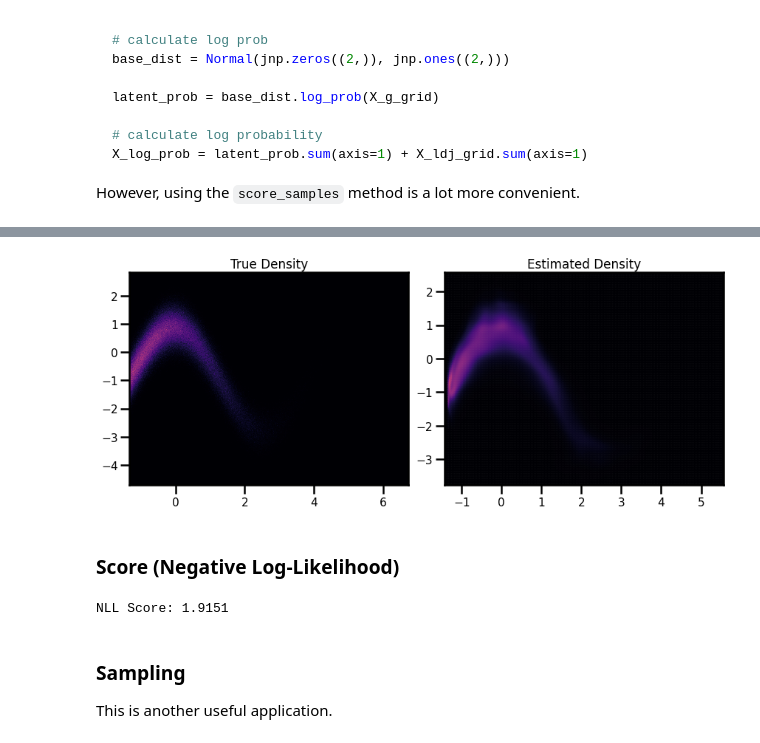
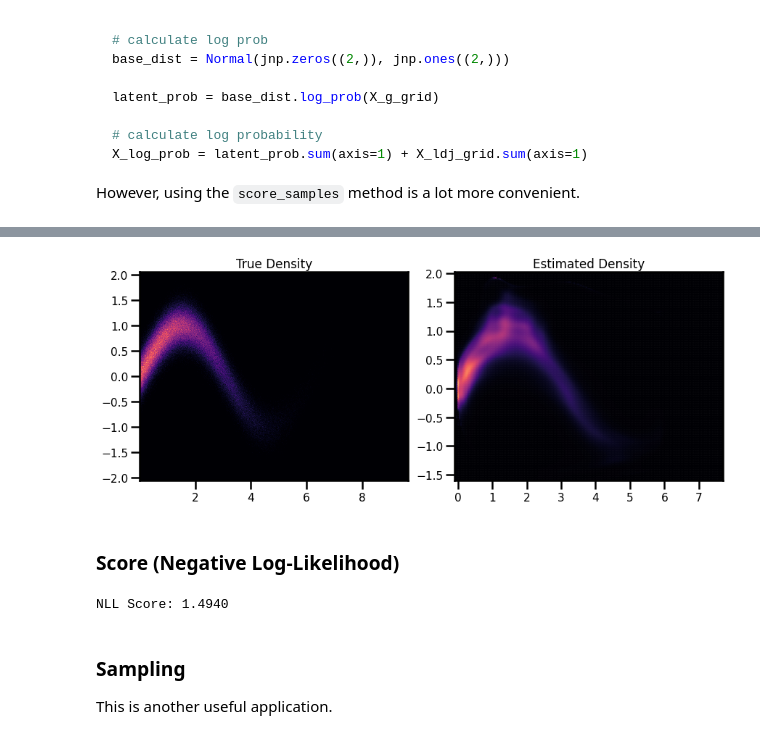
Before and after one commit to IPL-UV/rbig_jax, a Jupyter notebook: jupyterbook/content/iterative/demos/rbig_building_blocks.ipynb, the cells around one changed output, grey strips where cells are left out. Cells and saved outputs as stored; diff of their text form; code cells hidden in the pictures.

```diff
--- a/jupyterbook/content/iterative/demos/rbig_building_blocks.ipynb
+++ b/jupyterbook/content/iterative/demos/rbig_building_blocks.ipynb
@@ -63,21 +63,18 @@ WARNING:absl:No GPU/TPU found, falling back to CPU. (Set TF_CPP_MIN_LOG_LEVEL=0
 # %% [markdown]
 ## Demo Data
 # %%
+from rbig_jax.data import NoisySineDataset as PlaneDataset
 from sklearn.preprocessing import StandardScaler
-from rbig_jax.data import NoisySineDataset as PlaneDataset
 
 # %%wandb
 # get data
 seed = 123
-n_samples = 10_000
+n_samples = 1_000_000
 n_features = 2
-# create dataset
-ds = PlaneDataset(n_samples=n_samples, seed=123)
+noise = 0.1
+n_train = 5_000
+n_valid = 1_000
+
+ds = PlaneDataset(n_samples=n_train, noise=noise, seed=seed)
 
 data = ds[:]
-# standardize data
-scaler = StandardScaler().fit(data)
-data = scaler.transform(data)
-
-# plot data
-fig = corner.corner(data, color="blue", hist_bin_factor=2)
@@ -486,45 +486,45 @@ n_samples = 1_000_000
 n_features = 2
 ds = PlaneDataset(n_samples=n_samples, seed=42)
 X_plot = ds[:]
-X_plot = scaler.transform(X_plot)
+# X_plot = scaler.transform(X_plot)
 
 # Estimated Density
 cmap = cm.magma  # "Reds"
 probs = jnp.exp(X_log_prob)
 
 
 fig, ax = plt.subplots(ncols=2, figsize=(12, 5))
 h = ax[0].hist2d(
     X_plot[:, 0], X_plot[:, 1], bins=512, cmap=cmap, density=True, vmin=0.0, vmax=1.0
 )
 ax[0].set_title("True Density")
 ax[0].set(
     xlim=[X_plot[:, 0].min(), X_plot[:, 0].max()],
     ylim=[X_plot[:, 1].min(), X_plot[:, 1].max()],
 )
 
 h1 = ax[1].scatter(
     xyinput[:, 0], xyinput[:, 1], s=1, c=probs, cmap=cmap, vmin=0.0, vmax=1.0
 )
 ax[1].set(
     xlim=[xyinput[:, 0].min(), xyinput[:, 0].max()],
     ylim=[xyinput[:, 1].min(), xyinput[:, 1].max()],
 )
 # plt.colorbar(h1)
 ax[1].set_title("Estimated Density")
 
 
 plt.tight_layout()
 plt.show()
 # %% [output]
-[figure, old version]
+[figure, new version]
 # %% [markdown]
 ### Score (Negative Log-Likelihood)
 # %%
 nll = rbig_model.score(X)
 print(f"NLL Score: {nll:.4f}")
 # %% [output]
-NLL Score: 1.9151
+NLL Score: 1.4940
 # %% [markdown]
 ### Sampling
 
```
Also changed, not shown: parts of 25 cells of this notebook, 13 other files.
